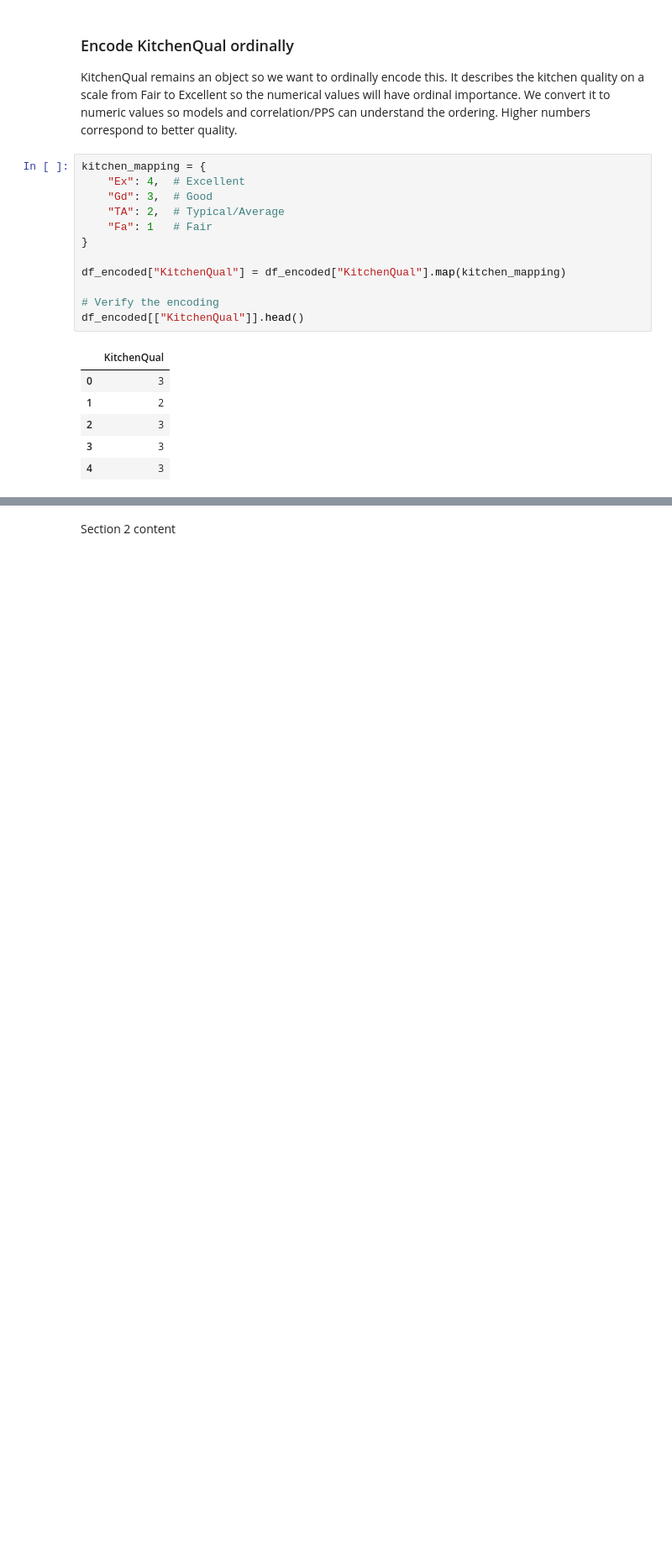
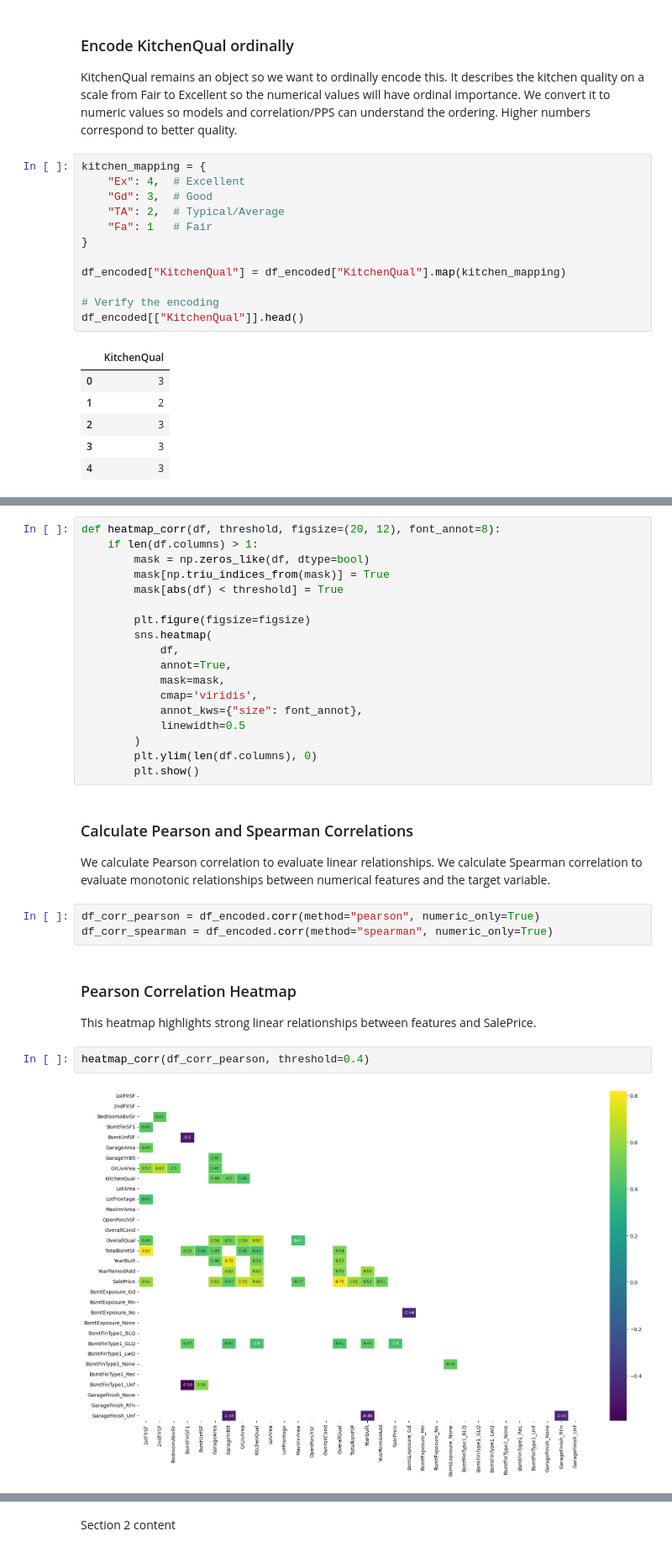
Before and after one commit to David5p/heritage-housing, a Jupyter notebook: jupyter_notebooks/CleanData.ipynb, the cells around one changed output, grey strips where cells are left out. Shown at 84% size. Drawn from its saved outputs; the diff is of its cells as text; blank space fills up the shorter version.

```diff
--- a/jupyter_notebooks/CleanData.ipynb
+++ b/jupyter_notebooks/CleanData.ipynb
@@ -226,0 +248,33 @@ df_encoded[["KitchenQual"]].head()
+# %%
+def heatmap_corr(df, threshold, figsize=(20, 12), font_annot=8):
+    if len(df.columns) > 1:
+        mask = np.zeros_like(df, dtype=bool)
+        mask[np.triu_indices_from(mask)] = True
+        mask[abs(df) < threshold] = True
+
+        plt.figure(figsize=figsize)
+        sns.heatmap(
+            df,
+            annot=True,
+            mask=mask,
+            cmap='viridis',
+            annot_kws={"size": font_annot},
+            linewidth=0.5
+        )
+        plt.ylim(len(df.columns), 0)
+        plt.show()
+# %% [markdown]
+### Calculate Pearson and Spearman Correlations
+
+We calculate Pearson correlation to evaluate linear relationships. We calculate Spearman correlation to evaluate monotonic relationships between numerical features and the target variable.
+# %%
+df_corr_pearson = df_encoded.corr(method="pearson", numeric_only=True)
+df_corr_spearman = df_encoded.corr(method="spearman", numeric_only=True)
+# %% [markdown]
+### Pearson Correlation Heatmap
+
+This heatmap highlights strong linear relationships between features and SalePrice.
+# %%
+heatmap_corr(df_corr_pearson, threshold=0.4)
+# %% [output]
+[figure, added]
```
Also changed, not shown: parts of 13 cells of this notebook, 2 other files.
